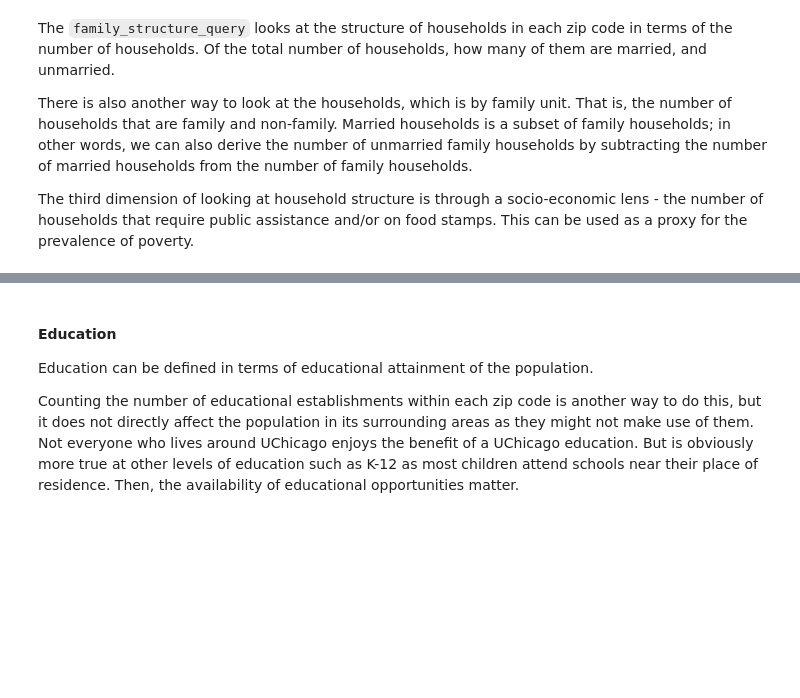
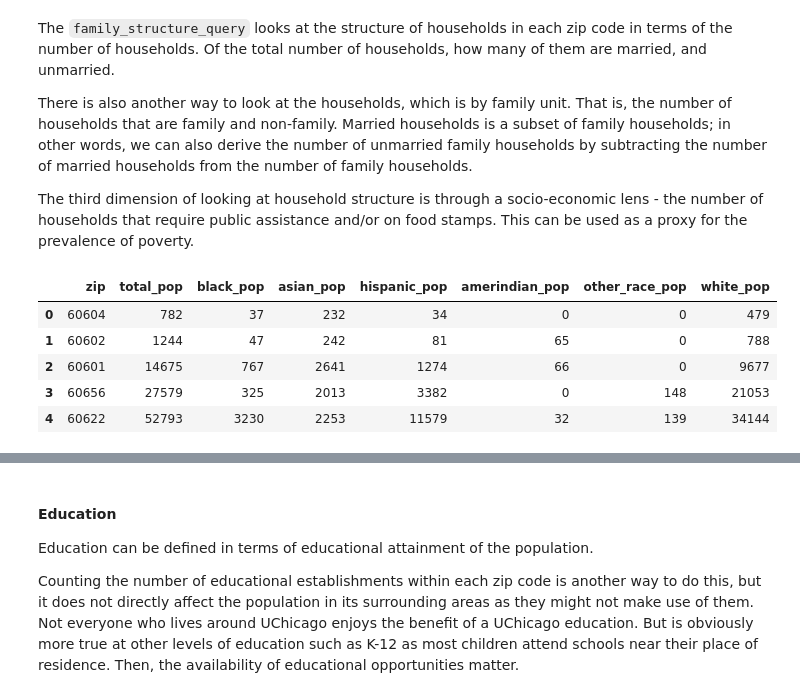
Before and after one commit to westerleyy/fidap, a Jupyter notebook: SDOH.ipynb, the cells around one changed output, grey strips where cells are left out. Cells and saved outputs as stored; diff of their text form; code cells hidden in the pictures; blank space fills up the shorter version.

```diff
--- a/SDOH.ipynb
+++ b/SDOH.ipynb
@@ -72,3 +145,12 @@ SELECT geo_id AS zip, total_pop, black_pop, asian_pop, hispanic_pop, amerindian_
 FROM bigquery-public-data.census_bureau_acs.zcta5_2018_5yr
 WHERE geo_id LIKE '606%';
 """)
+# %%
+race_query.head(n=5)
+# %% [output]
+|  | zip | total_pop | black_pop | asian_pop | hispanic_pop | amerindian_pop | other_race_pop | white_pop |
+| 0 | 60604 | 782 | 37 | 232 | 34 | 0 | 0 | 479 |
+| 1 | 60602 | 1244 | 47 | 242 | 81 | 65 | 0 | 788 |
+| 2 | 60601 | 14675 | 767 | 2641 | 1274 | 66 | 0 | 9677 |
+| 3 | 60656 | 27579 | 325 | 2013 | 3382 | 0 | 148 | 21053 |
+| 4 | 60622 | 52793 | 3230 | 2253 | 11579 | 32 | 139 | 34144 |
```
Also changed, not shown: parts of 22 cells of this notebook.
